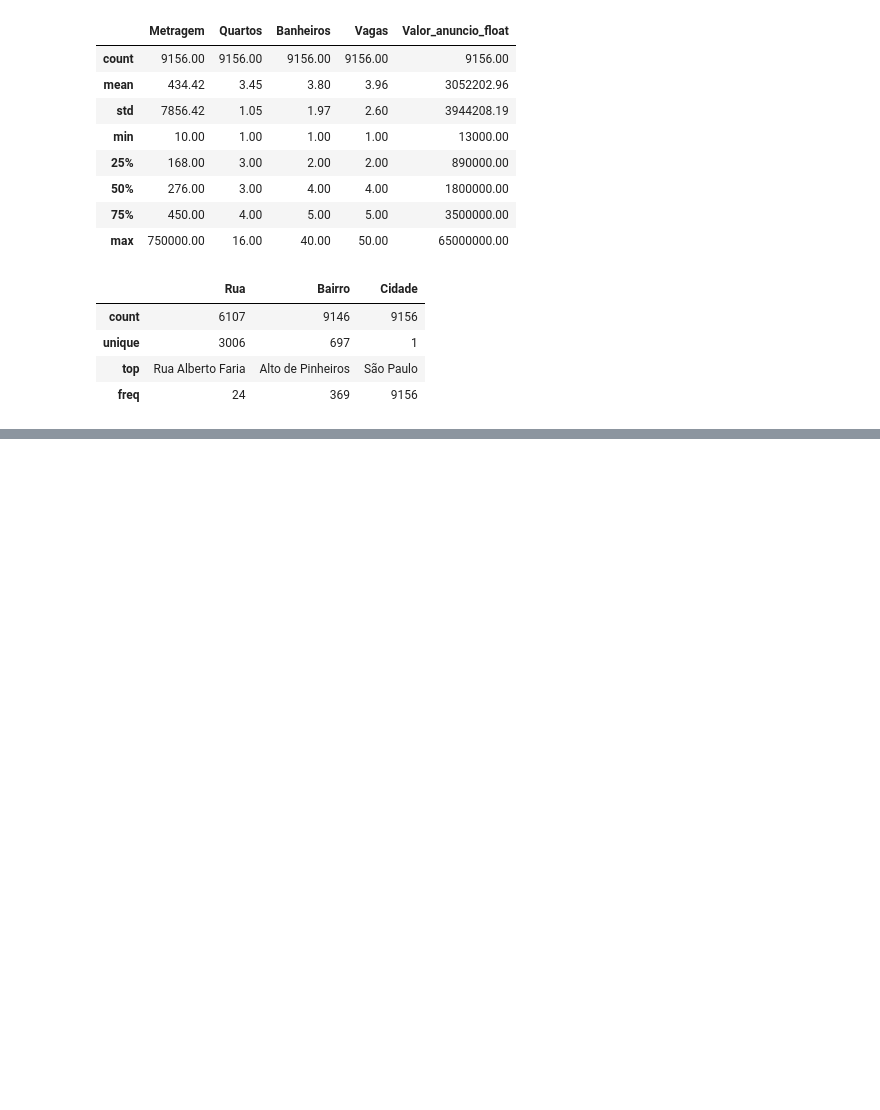
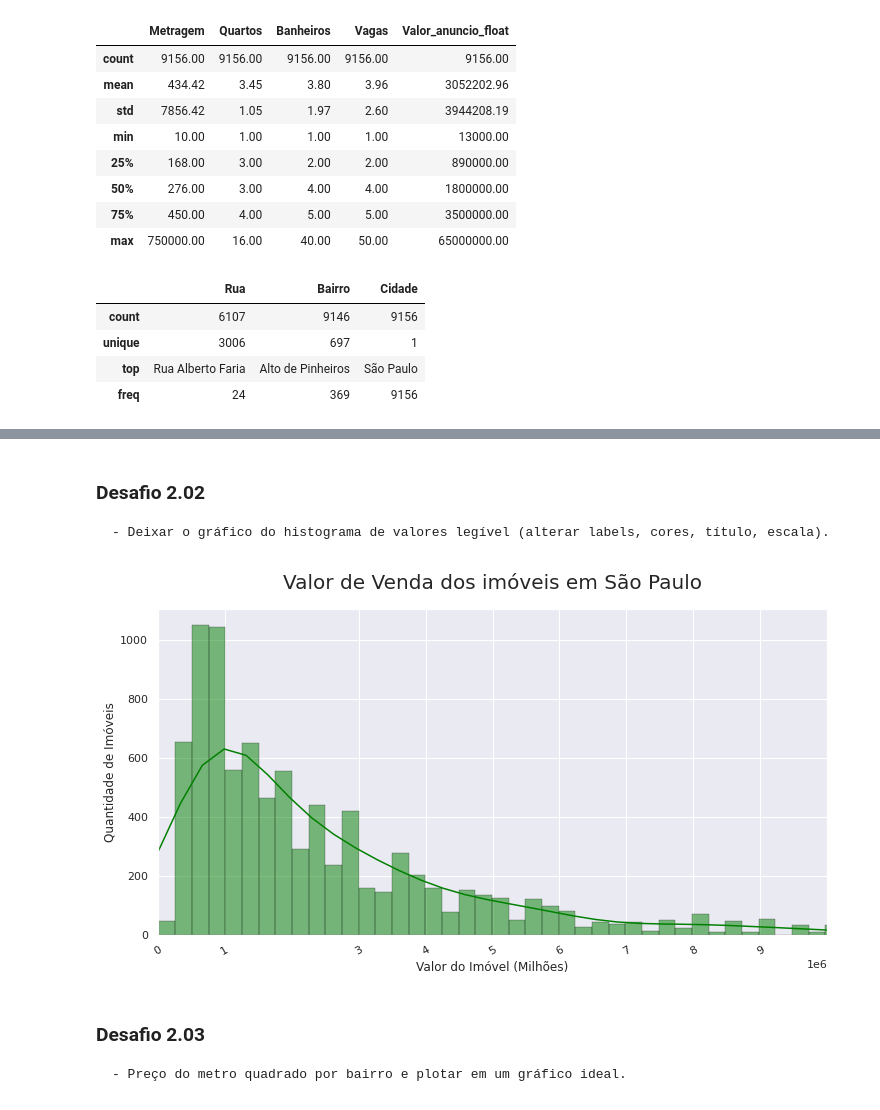
Before and after one commit to luizfernandopavanello/imersao_dados_4_Alura, a Jupyter notebook: Aula_02/aula_02.ipynb, the cells around one changed output, grey strips where cells are left out. Saved outputs shown, nothing was run; the diff lists cells and outputs as text; code cells hidden in the pictures; blank space fills up the shorter version.

```diff
--- a/Aula_02/aula_02.ipynb
+++ b/Aula_02/aula_02.ipynb
@@ -433,0 +491,21 @@ Desafio Aula 2
+# %% [markdown]
+### Desafio 2.02
+    - Deixar o gráfico do histograma de valores legível (alterar labels, cores, título, escala).
+# %%
+# plotando o histograma usando a lib seaborn.
+plt.figure(figsize = (12, 6))
+ax = sns.histplot(data = dados_filtro, x = "Valor_anuncio_float", kde = True, ec="Black", color="green")
+ax.set_title("Valor de Venda dos imóveis em São Paulo", pad=20, fontsize=20)
+plt.xlabel("Valor do Imóvel (Milhões)")
+plt.ylabel("Quantidade de Imóveis")
+
+# plotando o histograma com os valores em Milhões de Reais.
+plt.xticks([0, 1000000, 20000000, 3000000, 4000000, 5000000, 6000000, 7000000, 8000000, 9000000], rotation=30)
+plt.xlim((-50, 10000000))
+
+plt.show()
+# %% [output]
+[figure, added]
+# %% [markdown]
+### Desafio 2.03
+    - Preço do metro quadrado por bairro e plotar em um gráfico ideal.
```
Also changed, not shown: parts of 35 cells of this notebook, 1 other file.
